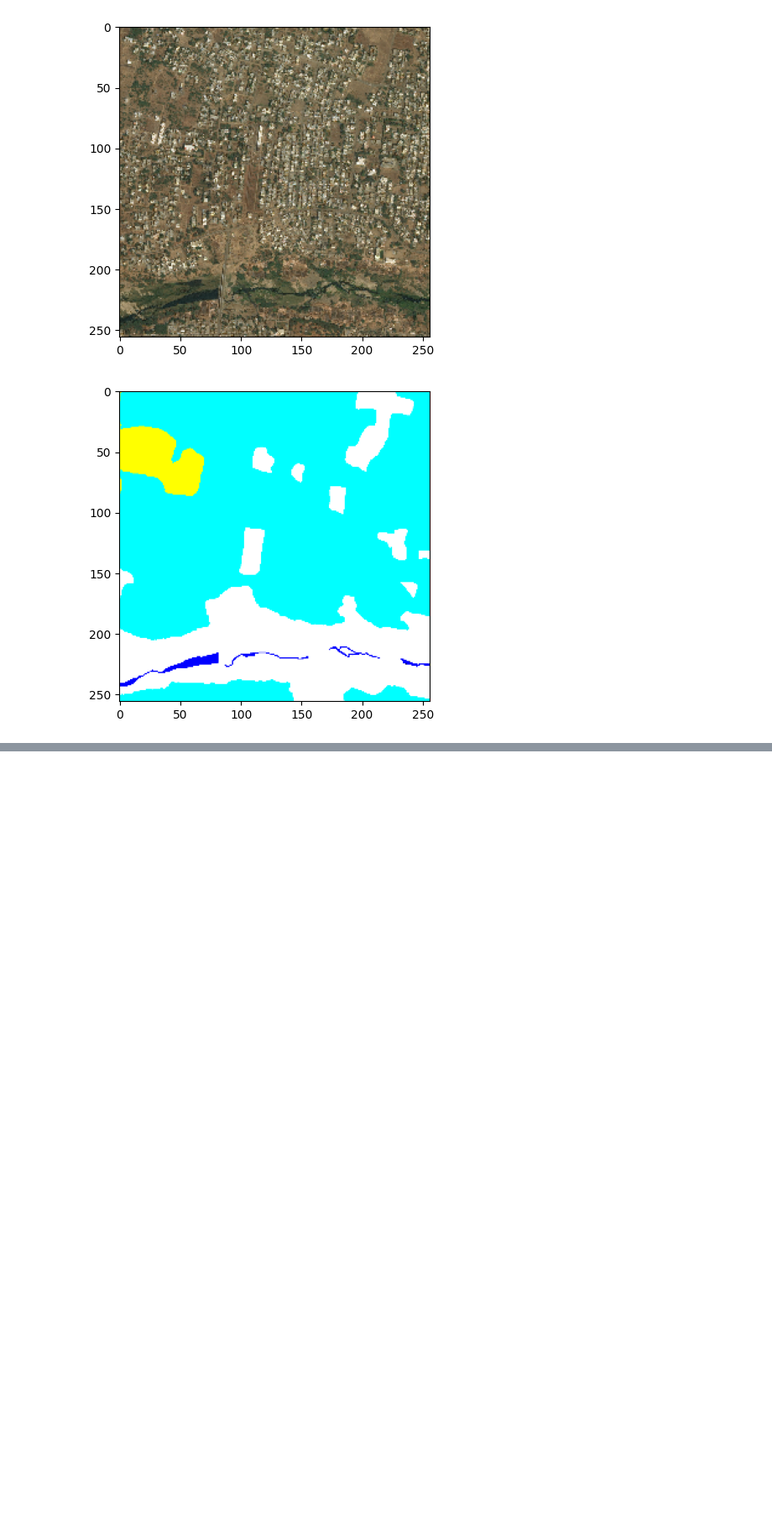
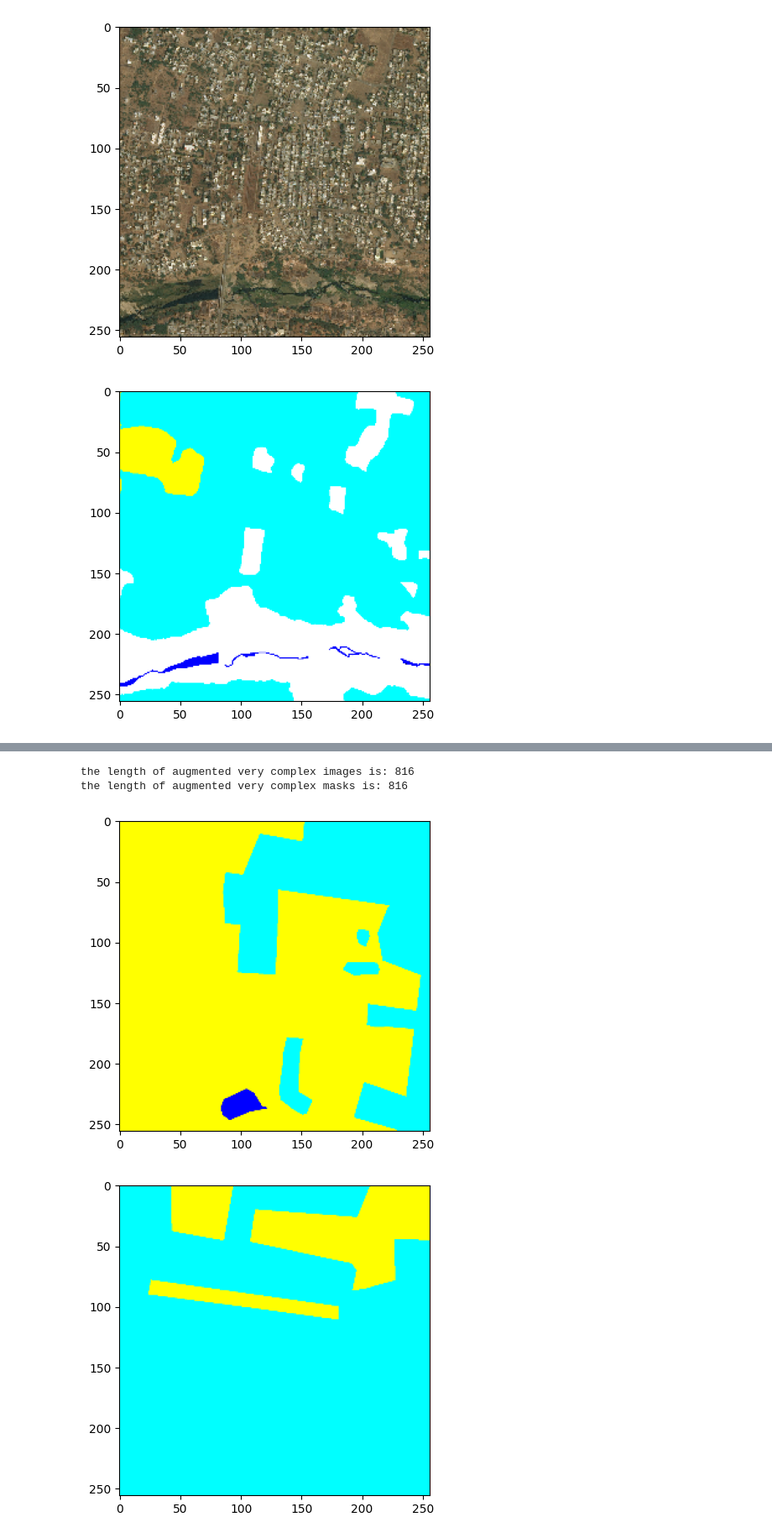
Before and after one commit to KianESoftware/Satellite-Image-Segmentation-Multiclass-, a Jupyter notebook: Portfolio_Unet.ipynb, the cells around one changed output, grey strips where cells are left out. Shown at 84% size. Cells and saved outputs as stored; diff of their text form; code cells hidden in the pictures; blank space fills up the shorter version.

```diff
--- a/Portfolio_Unet.ipynb
+++ b/Portfolio_Unet.ipynb
@@ -389,0 +423,19 @@ print(len(very_complex_augmented_masks0))
+# %%
+very_complex_augmented_images,very_complex_augmented_masks = augment_data(very_complex_images,very_complex_masks,'very_complex')
+
+print('the length of augmented very complex images is:',len(very_complex_augmented_images))
+print('the length of augmented very complex masks is:',len(very_complex_augmented_masks))
+
+plt.imshow(very_complex_augmented_masks[0])
+plt.show()
+
+plt.imshow(very_complex_augmented_masks[1])
+plt.show()
+
+plt.imshow(very_complex_augmented_masks[2])
+plt.show()
+# %% [output]
+the length of augmented very complex images is: 816
+the length of augmented very complex masks is: 816
+[figure, added]
+[figure, added]
```
Also changed, not shown: parts of 37 cells of this notebook.
